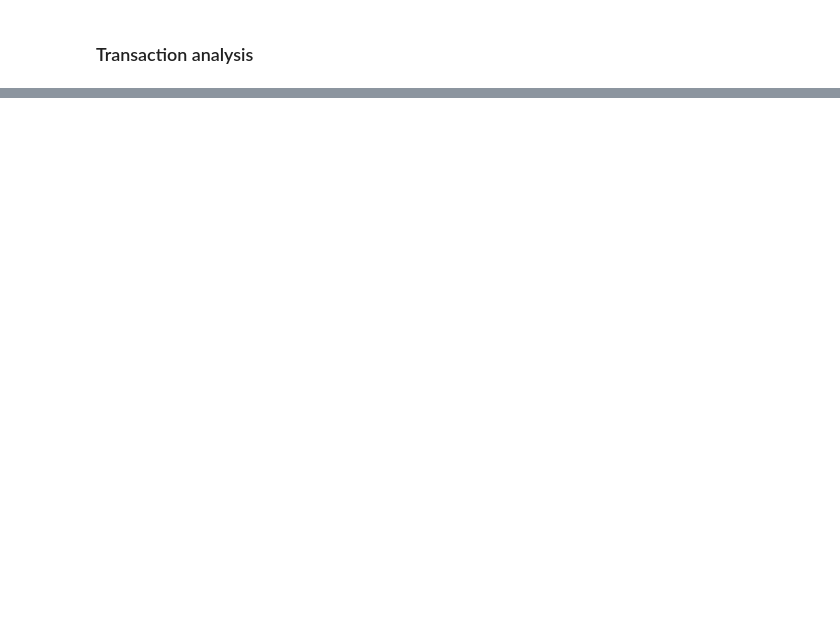
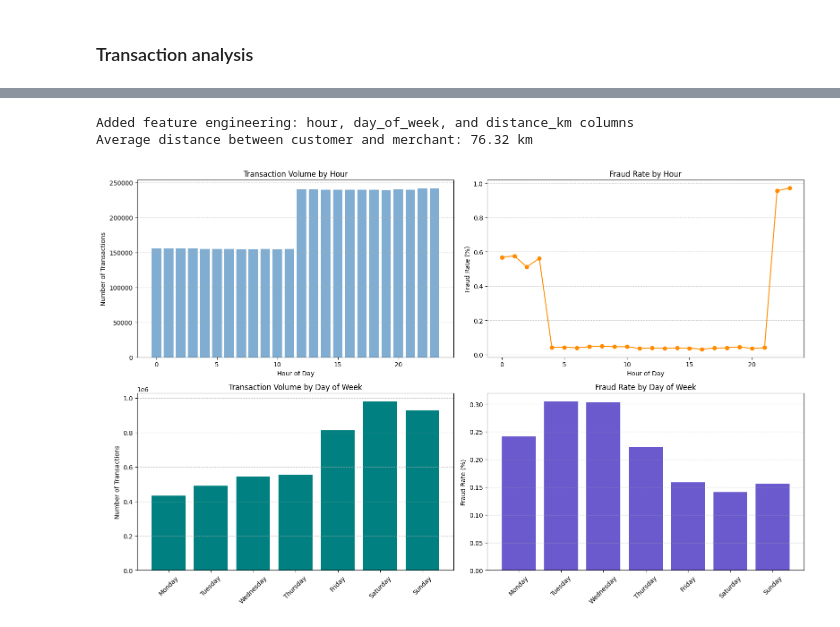
Before and after one commit to lcabrp/card_transactions_analysis, a Jupyter notebook: 02_analysis.ipynb, the cells around one changed output, grey strips where cells are left out. Cells and saved outputs as stored; diff of their text form; code cells hidden in the pictures; blank space fills up the shorter version.

```diff
--- a/02_analysis.ipynb
+++ b/02_analysis.ipynb
@@ -501,0 +329,65 @@ plt.show()
+# %%
+# Feature Engineering: Create time-based features for analysis
+
+transactions_df['trans_date'] = pd.to_datetime(transactions_df['trans_date'])
+transactions_df['hour'] = pd.to_datetime(transactions_df['trans_time'], format='%H:%M:%S').dt.hour
+transactions_df['day_of_week'] = transactions_df['trans_date'].dt.day_name()
+
+# Additional feature: Calculate distance between customer and merchant
+import useful_functions as uf
+# Create distance feature
+transactions_df['distance_km'] = uf.calculate_distance(
+    transactions_df['customer_lat'], transactions_df['customer_long'],
+    transactions_df['merch_lat'], transactions_df['merch_long']
+)
+
+print(f"Added feature engineering: hour, day_of_week, and distance_km columns")
+print(f"Average distance between customer and merchant: {transactions_df['distance_km'].mean():.2f} km")
+# %% [output]
+Added feature engineering: hour, day_of_week, and distance_km columns
+Average distance between customer and merchant: 76.32 km
+# %%
+# Time-based patterns analysis
+fig, axes = plt.subplots(2, 2, figsize=(16, 10))
+
+# Hourly transaction patterns
+hourly_transactions = transactions_df.groupby('hour').size()
+hourly_fraud = transactions_df.groupby('hour')['is_fraud'].mean() * 100
+
+axes[0,0].bar(hourly_transactions.index, hourly_transactions.values, color=color_blue, alpha=0.7)
+axes[0,0].set_title('Transaction Volume by Hour')
+axes[0,0].set_xlabel('Hour of Day')
+axes[0,0].set_ylabel('Number of Transactions')
+axes[0,0].grid(axis='y', linestyle='--', alpha=0.7)
+
+axes[0,1].plot(hourly_fraud.index, hourly_fraud.values, marker='o', color=color_orange)
+axes[0,1].set_title('Fraud Rate by Hour')
+axes[0,1].set_xlabel('Hour of Day')
+axes[0,1].set_ylabel('Fraud Rate (%)')
+axes[0,1].grid(axis='y', linestyle='--', alpha=0.7)
+
+# Day of week patterns
+daily_transactions = transactions_df.groupby('day_of_week').size()
+daily_fraud = transactions_df.groupby('day_of_week')['is_fraud'].mean() * 100
+
+# Reorder days properly
+day_order = ['Monday', 'Tuesday', 'Wednesday', 'Thursday', 'Friday', 'Saturday', 'Sunday']
+daily_transactions = daily_transactions.reindex(day_order)
+daily_fraud = daily_fraud.reindex(day_order)
+
+axes[1,0].bar(daily_transactions.index, daily_transactions.values, color=color_teal)
+axes[1,0].set_title('Transaction Volume by Day of Week')
+axes[1,0].set_ylabel('Number of Transactions')
+axes[1,0].tick_params(axis='x', rotation=45)
+axes[1,0].grid(axis='y', linestyle='--', alpha=0.7)
+
+axes[1,1].bar(daily_fraud.index, daily_fraud.values, color=color_purple)
+axes[1,1].set_title('Fraud Rate by Day of Week')
+axes[1,1].set_ylabel('Fraud Rate (%)')
+axes[1,1].tick_params(axis='x', rotation=45)
+axes[1,1].grid(axis='y', linestyle='--', alpha=0.7)
+
+plt.tight_layout()
+plt.show()
+# %% [output]
+[figure, added]
```
Also changed, not shown: parts of 23 cells of this notebook, 5 other files.
